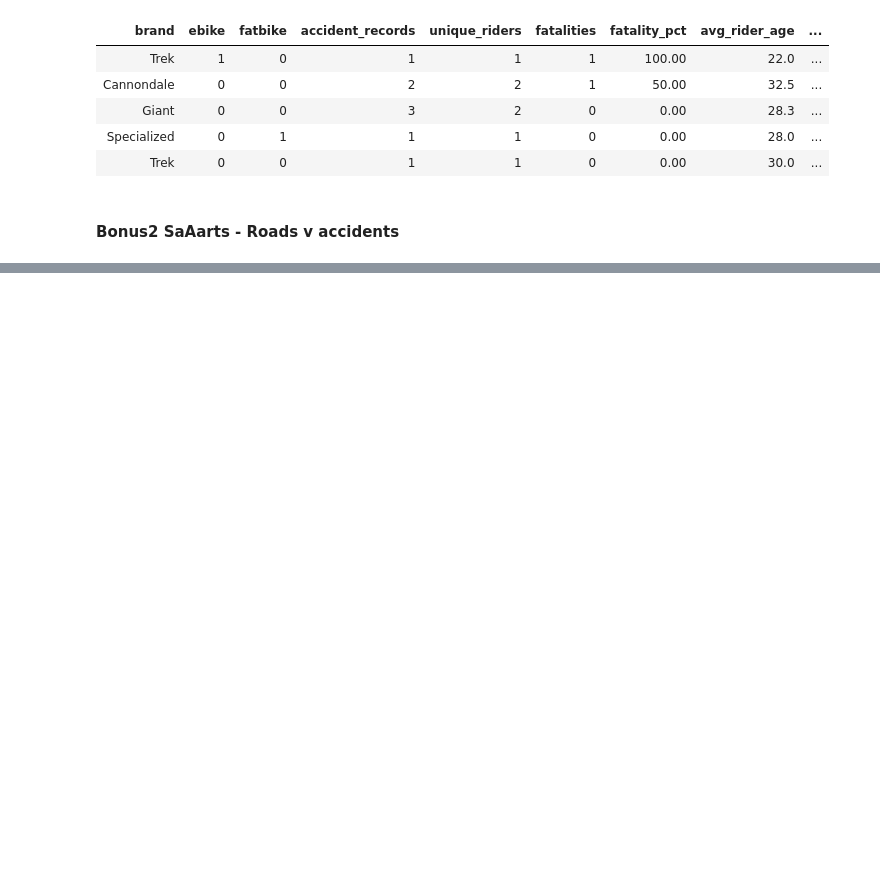
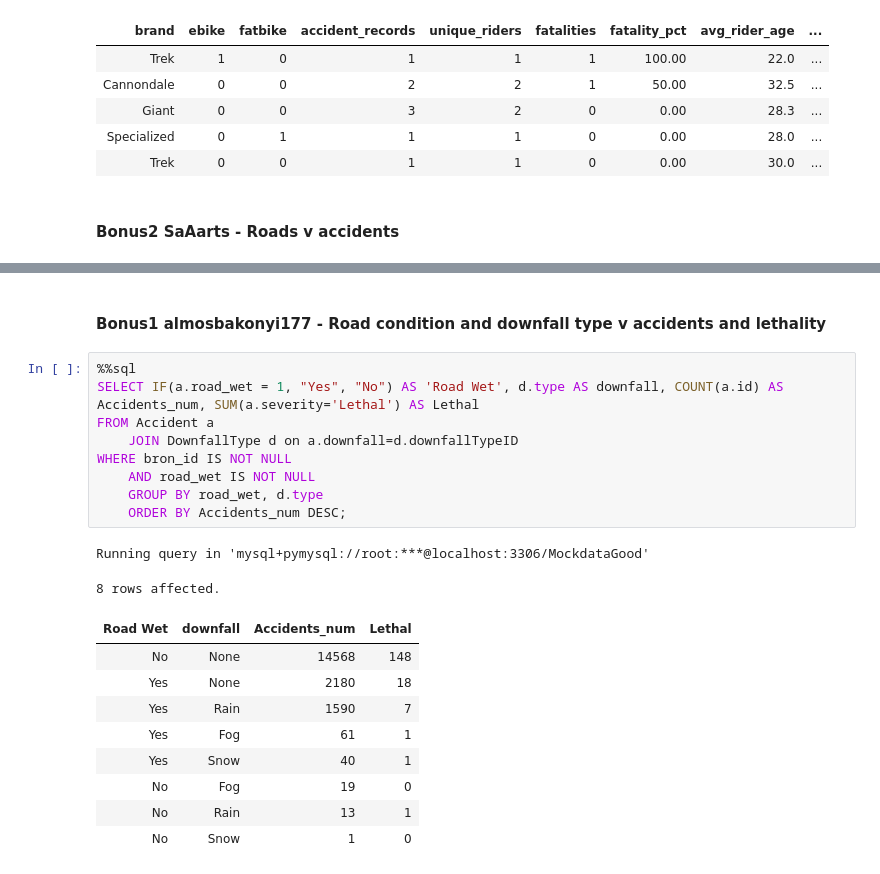
Before and after one commit to almadav0010/Databases_BikeAccidents, a Jupyter notebook: SQL_Code.ipynb, the cells around one changed output, grey strips where cells are left out. Saved outputs shown, nothing was run; the diff lists cells and outputs as text; blank space fills up the shorter version.

Commit message:
Added my bonus queries, and the 3 advanced queries' result document.

```diff
--- a/SQL_Code.ipynb
+++ b/SQL_Code.ipynb
@@ -900,3 +889,26 @@ ORDER BY fatality_rank, fatality_volume_rank, accidents DESC
 | Human error | Dirt | 1 | 0 | 0 | 0 | 0.00 | 0.00 | None | ... |
 | Animal crossing | Cobblestone | 1 | 0 | 0 | 0 | 0.00 | 0.00 | None | ... |
 | Poor visibility | Gravel | 1 | 0 | 0 | 0 | 0.00 | 0.00 | None | ... |
+# %% [markdown]
+#### Bonus1 almosbakonyi177 - Road condition and downfall type v accidents and lethality
+# %%
+%%sql
+SELECT IF(a.road_wet = 1, "Yes", "No") AS 'Road Wet', d.type AS downfall, COUNT(a.id) AS Accidents_num, SUM(a.severity='Lethal') AS Lethal
+FROM Accident a
+    JOIN DownfallType d on a.downfall=d.downfallTypeID
+WHERE bron_id IS NOT NULL
+    AND road_wet IS NOT NULL
+    GROUP BY road_wet, d.type
+    ORDER BY Accidents_num DESC;
+# %% [output]
+Running query in 'mysql+pymysql://root:***@localhost:3306/MockdataGood'
+8 rows affected.
+| Road Wet | downfall | Accidents_num | Lethal |
+| No | None | 14568 | 148 |
+| Yes | None | 2180 | 18 |
+| Yes | Rain | 1590 | 7 |
+| Yes | Fog | 61 | 1 |
+| Yes | Snow | 40 | 1 |
+| No | Fog | 19 | 0 |
+| No | Rain | 13 | 1 |
+| No | Snow | 1 | 0 |
```
Also changed, not shown: parts of 24 cells of this notebook, 1 other file.
